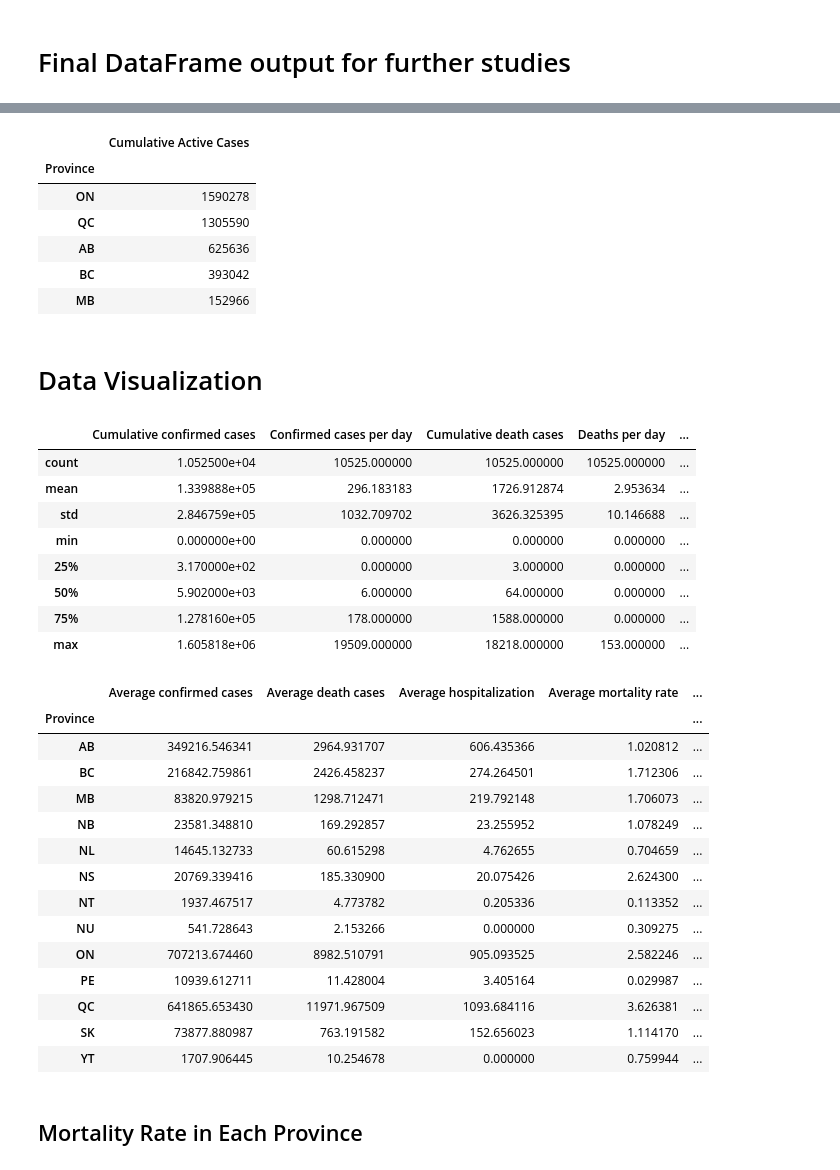
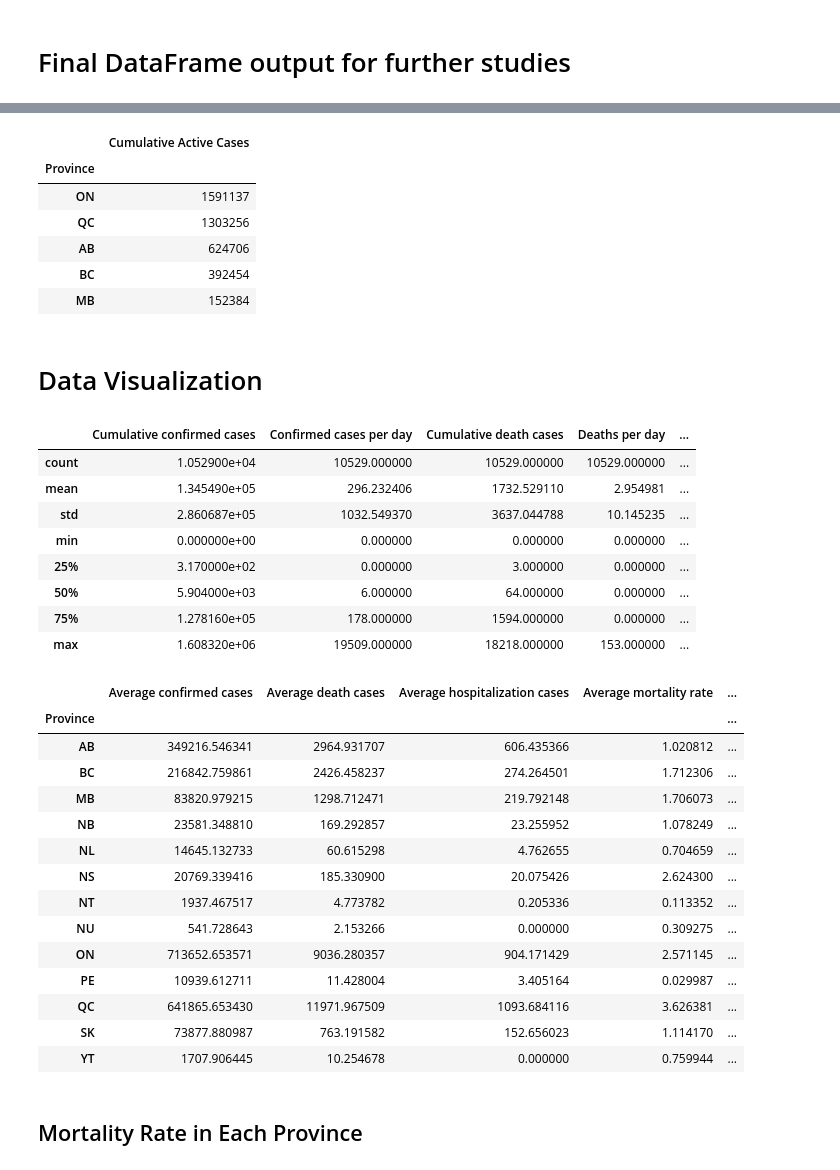
Before and after one commit to svafaeva93/Covid19AnalysisCanada, a Jupyter notebook: Data_visualization_API.ipynb, the cells around one changed output, grey strips where cells are left out. Saved outputs shown, nothing was run; the diff lists cells and outputs as text; code cells hidden in the pictures.

```diff
--- a/Data_visualization_API.ipynb
+++ b/Data_visualization_API.ipynb
@@ -241,5 +241,5 @@ covid_dataframe_df.head(5)
 # %%
-covid_dataframe_df['Cumulative Active Cases'] = covid_dataframe_df['Cumulative confirmed cases'] - (covid_dataframe_df['Cumulative death cases']-covid_dataframe_df['Cumulative hospitalizations cases'])
+covid_dataframe_df['Cumulative Active Cases'] = covid_dataframe_df['Cumulative confirmed cases'] - (covid_dataframe_df['Cumulative death cases']+covid_dataframe_df['Cumulative hospitalizations cases'])
 covid_dataframe_df['Active Cases per day'] = covid_dataframe_df['Confirmed cases per day'] - (covid_dataframe_df['Deaths per day'] + covid_dataframe_df['hospitalizations per day'])
 covid_dataframe_df.head(20)
 # %% [output]
@@ -269,11 +269,11 @@ Active_cases_per_province_df.head()
 # %% [output]
 |  | Cumulative Active Cases |
 | Province |  |
-| ON | 1590278 |
-| QC | 1305590 |
-| AB | 625636 |
-| BC | 393042 |
-| MB | 152966 |
+| ON | 1591137 |
+| QC | 1303256 |
+| AB | 624706 |
+| BC | 392454 |
+| MB | 152384 |
 # %% [markdown]
 # Data Visualization
 # %%
@@ -281,24 +281,24 @@ Active_cases_per_province_df.head()
 covid_dataframe_df.describe()
 # %% [output]
 |  | Cumulative confirmed cases | Confirmed cases per day | Cumulative death cases | Deaths per day | ... |
-| count | 1.052500e+04 | 10525.000000 | 10525.000000 | 10525.000000 | ... |
-| mean | 1.339888e+05 | 296.183183 | 1726.912874 | 2.953634 | ... |
-| std | 2.846759e+05 | 1032.709702 | 3626.325395 | 10.146688 | ... |
+| count | 1.052900e+04 | 10529.000000 | 10529.000000 | 10529.000000 | ... |
+| mean | 1.345490e+05 | 296.232406 | 1732.529110 | 2.954981 | ... |
+| std | 2.860687e+05 | 1032.549370 | 3637.044788 | 10.145235 | ... |
 | min | 0.000000e+00 | 0.000000 | 0.000000 | 0.000000 | ... |
 | 25% | 3.170000e+02 | 0.000000 | 3.000000 | 0.000000 | ... |
-| 50% | 5.902000e+03 | 6.000000 | 64.000000 | 0.000000 | ... |
-| 75% | 1.278160e+05 | 178.000000 | 1588.000000 | 0.000000 | ... |
-| max | 1.605818e+06 | 19509.000000 | 18218.000000 | 153.000000 | ... |
+| 50% | 5.904000e+03 | 6.000000 | 64.000000 | 0.000000 | ... |
+| 75% | 1.278160e+05 | 178.000000 | 1594.000000 | 0.000000 | ... |
+| max | 1.608320e+06 | 19509.000000 | 18218.000000 | 153.000000 | ... |
 # %%
 # Averages of confirmed cumulative cases, death cases, hospitalization, mortality rate and active cases in each province
 
 sorted_by_province = covid_dataframe_df.groupby('Province').agg({'Cumulative confirmed cases': 'mean', 'Cumulative death cases':'mean','Cumulative hospitalizations cases':'mean', 'Mortality rate':'mean', 'Cumulative Active Cases':'mean'})
 
-sorted_by_province = sorted_by_province.rename(columns={"Cumulative confirmed cases": "Average confirmed cases", "Cumulative death cases": "Average death cases", "Cumulative hospitalizations cases":"Average hospitalization", "Mortality rate":"Average mortality rate", "Cumulative Active Cases":"Average Active Cases"})
+sorted_by_province = sorted_by_province.rename(columns={"Cumulative confirmed cases": "Average confirmed cases", "Cumulative death cases": "Average death cases", "Cumulative hospitalizations cases":"Average hospitalization cases", "Mortality rate":"Average mortality rate", "Cumulative Active Cases":"Average Active Cases"})
 sorted_dataset=pd.DataFrame(sorted_by_province)
 sorted_dataset
 # %% [output]
-|  | Average confirmed cases | Average death cases | Average hospitalization | Average mortality rate | ... |
+|  | Average confirmed cases | Average death cases | Average hospitalization cases | Average mortality rate | ... |
 | Province |  |  |  |  | ... |
 | AB | 349216.546341 | 2964.931707 | 606.435366 | 1.020812 | ... |
 | BC | 216842.759861 | 2426.458237 | 274.264501 | 1.712306 | ... |
@@ -308,7 +308,7 @@ sorted_dataset
 | NS | 20769.339416 | 185.330900 | 20.075426 | 2.624300 | ... |
 | NT | 1937.467517 | 4.773782 | 0.205336 | 0.113352 | ... |
 | NU | 541.728643 | 2.153266 | 0.000000 | 0.309275 | ... |
-| ON | 707213.674460 | 8982.510791 | 905.093525 | 2.582246 | ... |
+| ON | 713652.653571 | 9036.280357 | 904.171429 | 2.571145 | ... |
 | PE | 10939.612711 | 11.428004 | 3.405164 | 0.029987 | ... |
 | QC | 641865.653430 | 11971.967509 | 1093.684116 | 3.626381 | ... |
 | SK | 73877.880987 | 763.191582 | 152.656023 | 1.114170 | ... |
```
Also changed, not shown: parts of 18 cells of this notebook, 10 other files.
